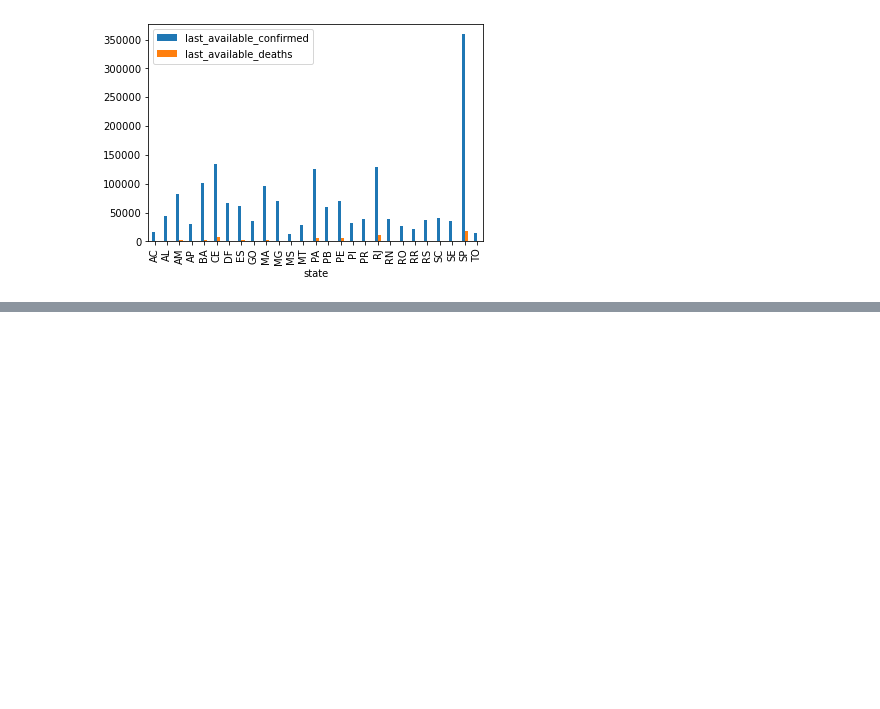
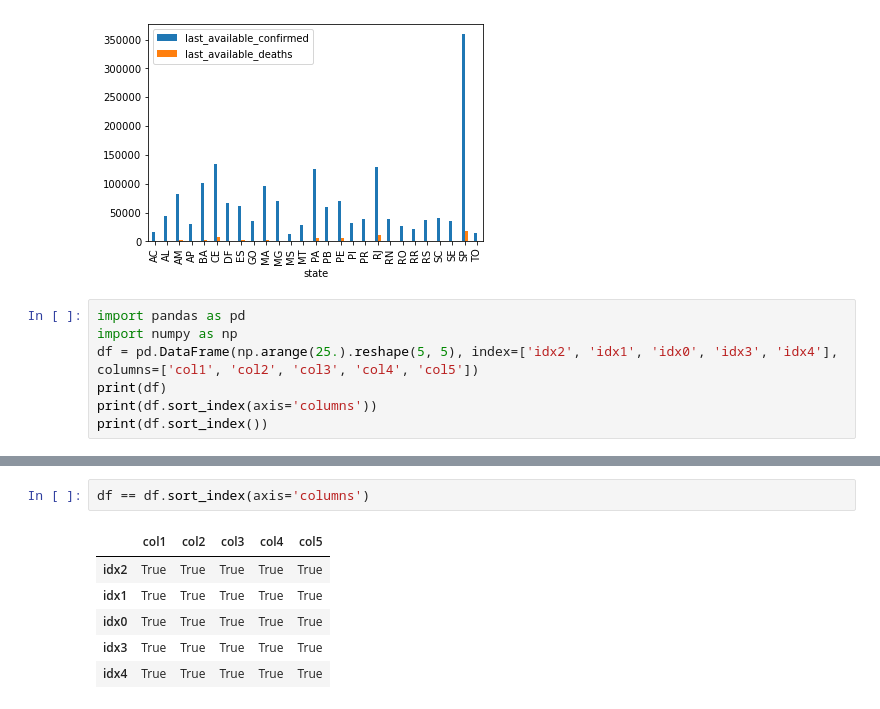
Before and after one commit to cristianokair/python, a Jupyter notebook: aprendendo_jupyter_notebook.ipynb, the cells around one changed output, grey strips where cells are left out. Saved outputs shown, nothing was run; the diff lists cells and outputs as text; blank space fills up the shorter version.

```diff
--- a/aprendendo_jupyter_notebook.ipynb
+++ b/aprendendo_jupyter_notebook.ipynb
@@ -266,3 +266,10 @@ df_estados_1007.plot.bar('state', ['last_available_confirmed', 'last_available_d
 # %% [output]
 <matplotlib.axes._subplots.AxesSubplot at 0x...>
 [figure]
+# %%
+import pandas as pd
+import numpy as np
+df = pd.DataFrame(np.arange(25.).reshape(5, 5), index=['idx2', 'idx1', 'idx0', 'idx3', 'idx4'], columns=['col1', 'col2', 'col3', 'col4', 'col5'])
+print(df)
+print(df.sort_index(axis='columns'))
+print(df.sort_index())
@@ -268,0 +295,9 @@ df_estados_1007.plot.bar('state', ['last_available_confirmed', 'last_available_d
+# %%
+df == df.sort_index(axis='columns')
+# %% [output]
+|  | col1 | col2 | col3 | col4 | col5 |
+| idx2 | True | True | True | True | True |
+| idx1 | True | True | True | True | True |
+| idx0 | True | True | True | True | True |
+| idx3 | True | True | True | True | True |
+| idx4 | True | True | True | True | True |
```
Also changed, not shown: parts of 8 cells of this notebook, 1 other file.
